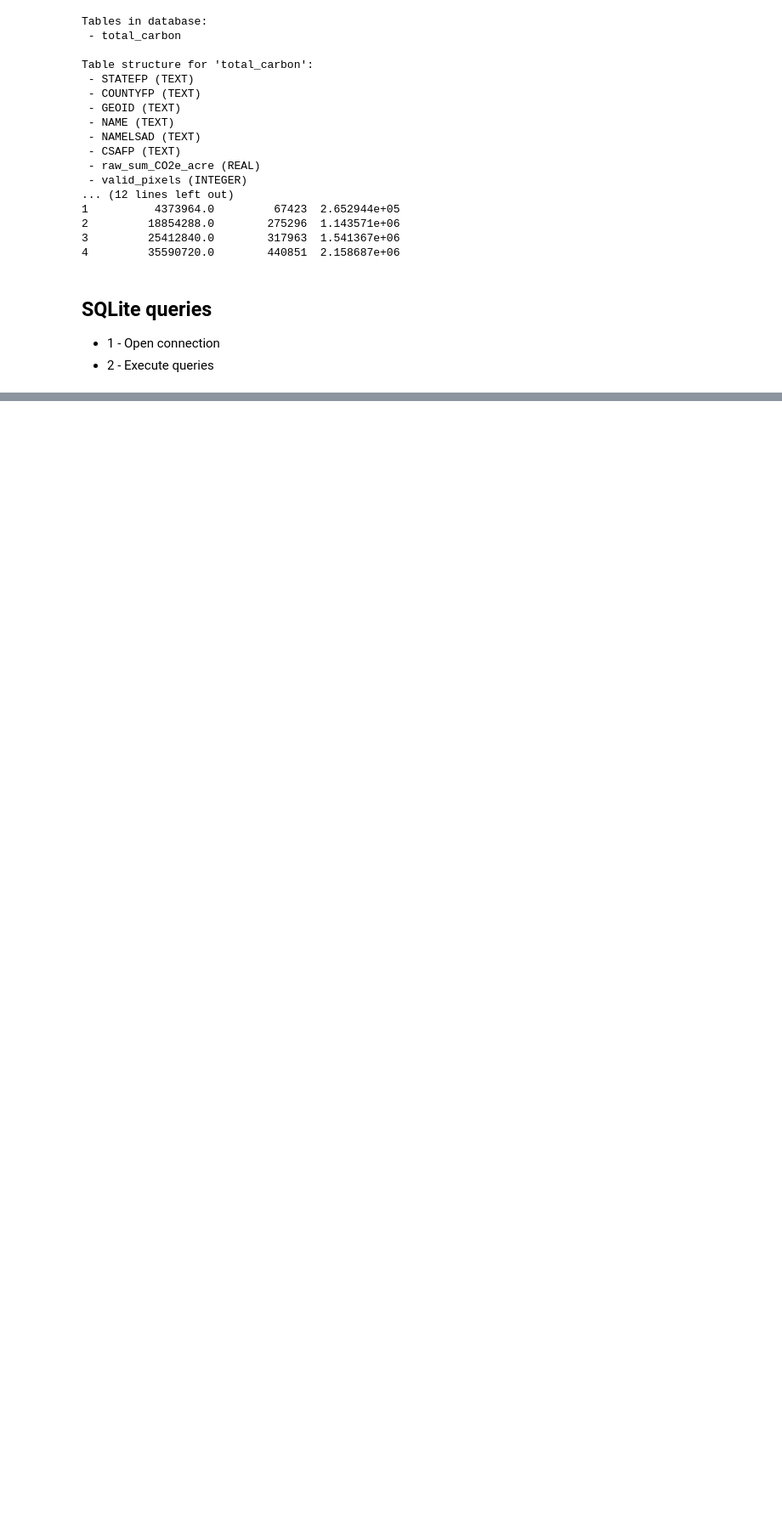
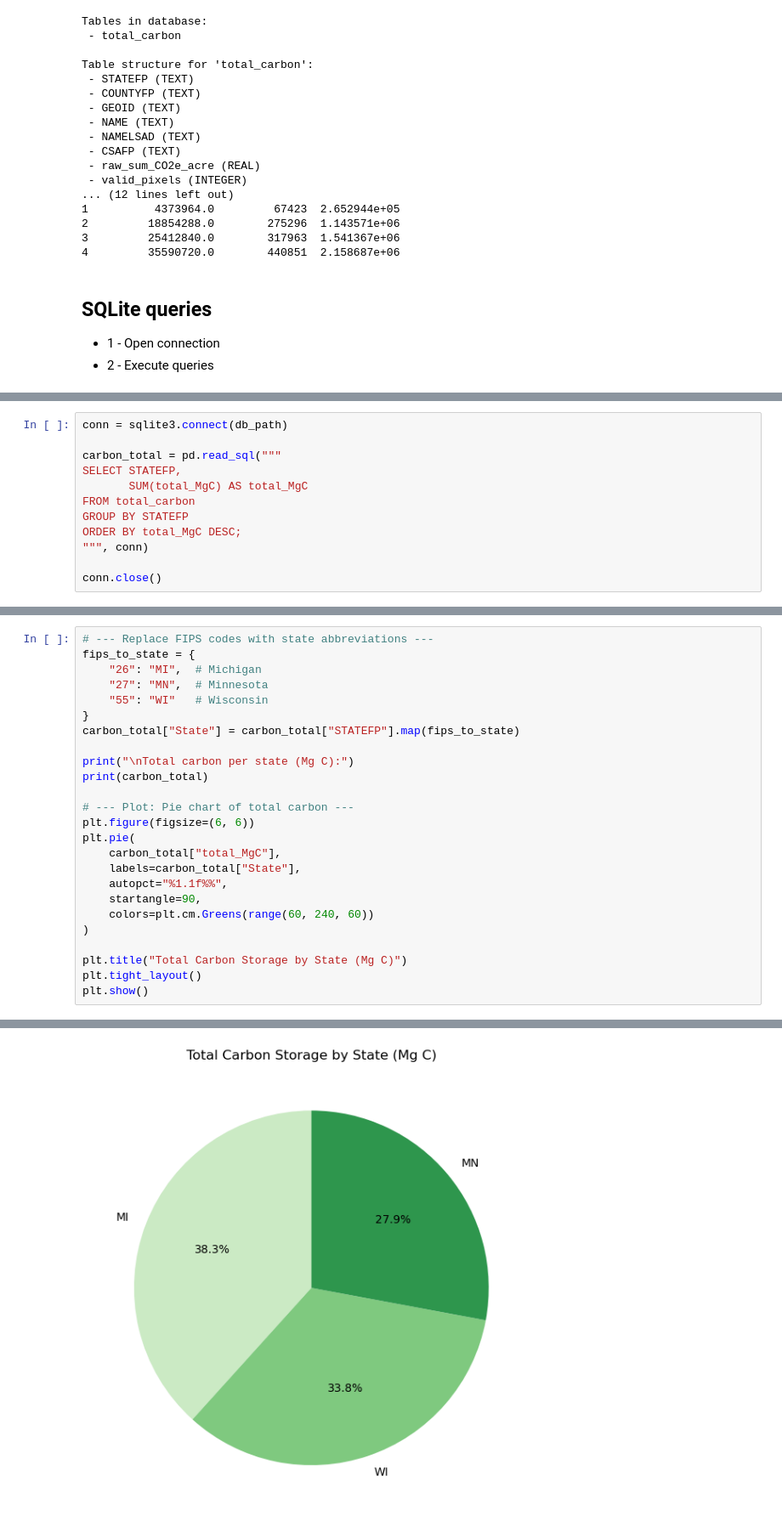
Before and after one commit to bernirazquin/Vizzuality_challenge, a Jupyter notebook: total_carbon_pipeline.ipynb, the cells around one changed output, grey strips where cells are left out. Shown: that part at 85% size. Cells and saved outputs as stored; diff of their text form; blank space fills up the shorter version.

```diff
--- a/total_carbon_pipeline.ipynb
+++ b/total_carbon_pipeline.ipynb
@@ -354,0 +399,12 @@ plt.show()
+# %%
+conn = sqlite3.connect(db_path)
+
+carbon_total = pd.read_sql("""
+SELECT STATEFP,
+       SUM(total_MgC) AS total_MgC
+FROM total_carbon
+GROUP BY STATEFP
+ORDER BY total_MgC DESC;
+""", conn)
+
+conn.close()
@@ -354,0 +413,26 @@ plt.show()
+# %%
+# --- Replace FIPS codes with state abbreviations ---
+fips_to_state = {
+    "26": "MI",  # Michigan
+    "27": "MN",  # Minnesota
+    "55": "WI"   # Wisconsin
+}
+carbon_total["State"] = carbon_total["STATEFP"].map(fips_to_state)
+
+print("\nTotal carbon per state (Mg C):")
+print(carbon_total)
+
+# --- Plot: Pie chart of total carbon ---
+plt.figure(figsize=(6, 6))
+plt.pie(
+    carbon_total["total_MgC"],
+    labels=carbon_total["State"],
+    autopct="%1.1f%%",
+    startangle=90,
+    colors=plt.cm.Greens(range(60, 240, 60))
+)
+
+plt.title("Total Carbon Storage by State (Mg C)")
+plt.tight_layout()
+plt.show()
+# %% [output]
@@ -354,0 +444 @@ plt.show()
+[figure, added]
```
Also changed, not shown: parts of 21 cells of this notebook.
